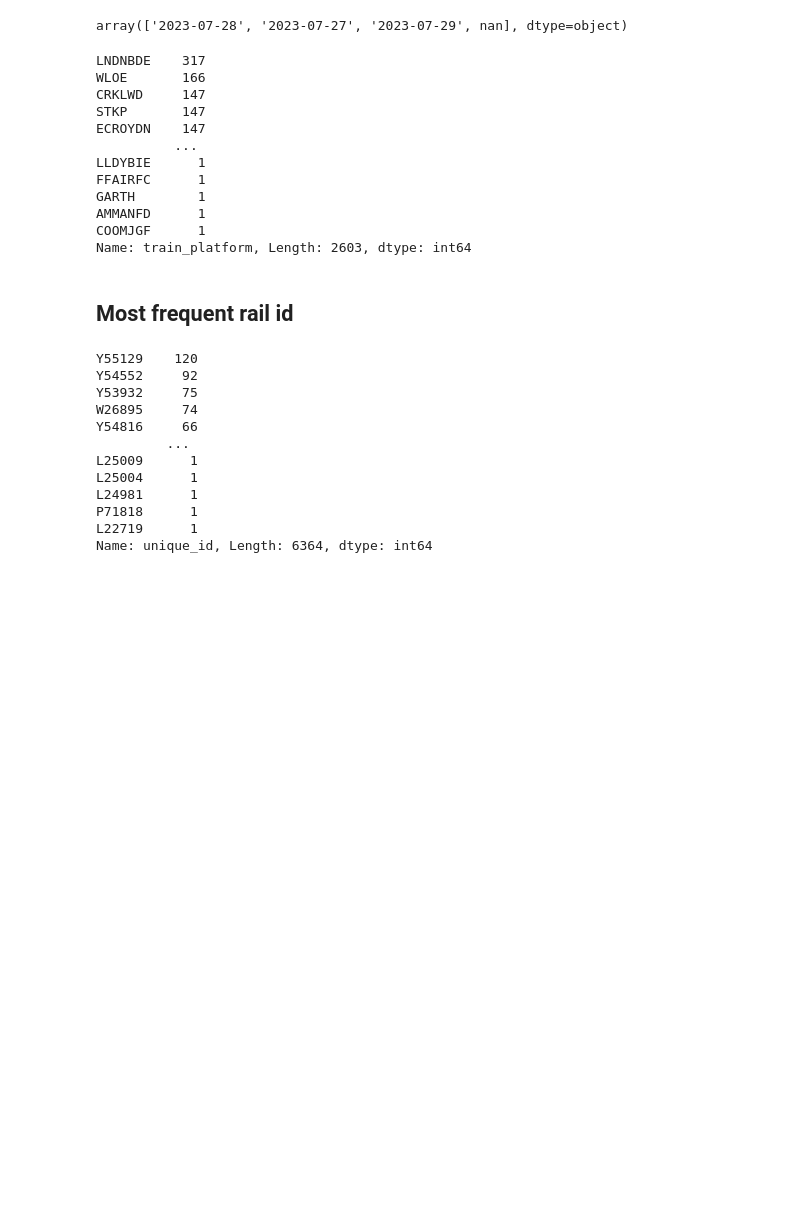
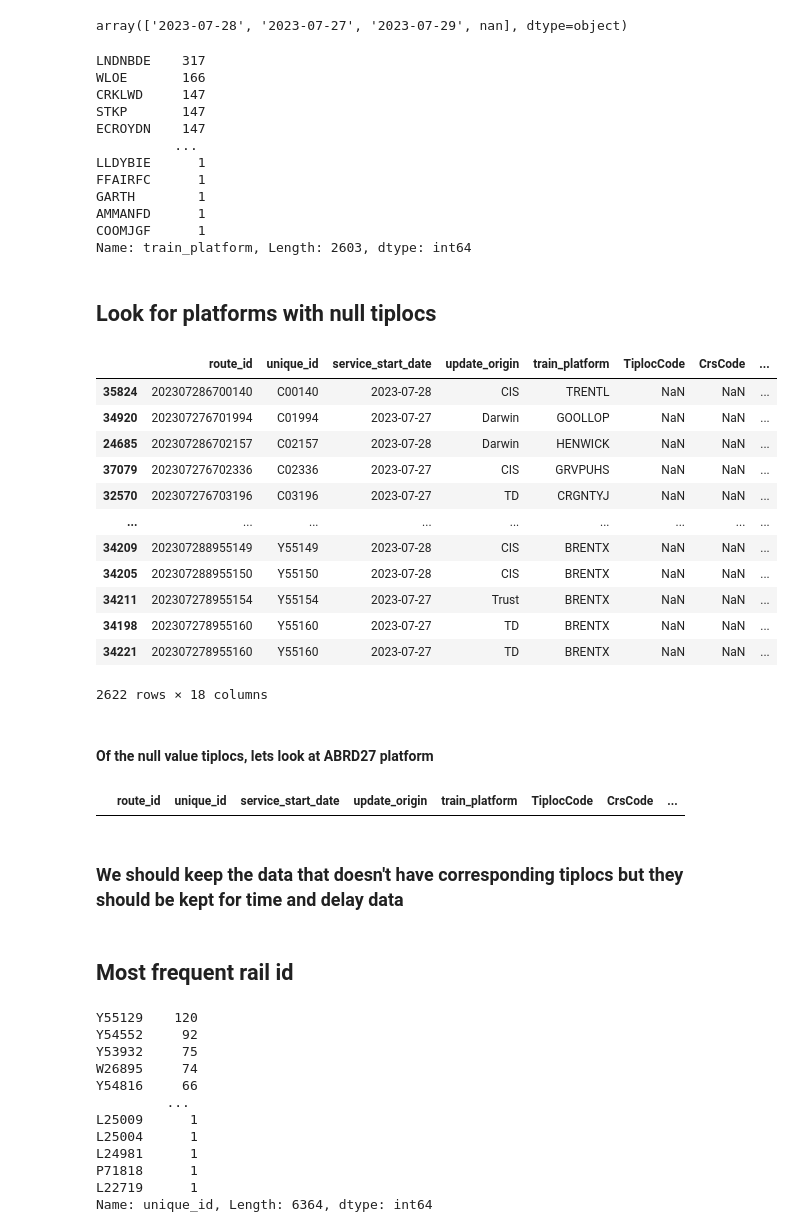
Before and after one commit to nirmalaJ21/https-github.com-nirmalaJ21-FinalProjectRailData, a Jupyter notebook: EDA Notebooks/UK Rail EDA.ipynb, the cells around one changed output. Drawn from its saved outputs; the diff is of its cells as text; code cells hidden in the pictures; blank space fills up the shorter version.

```diff
--- a/EDA Notebooks/UK Rail EDA.ipynb
+++ b/EDA Notebooks/UK Rail EDA.ipynb
@@ -206,3 +226,25 @@ GARTH        1
 AMMANFD      1
 COOMJGF      1
 Name: train_platform, Length: 2603, dtype: int64
+# %% [markdown]
+## Look for platforms with null tiplocs
+# %%
+null_tiploc_rows = rail[rail['TiplocCode'].isnull()]
+# %%
+null_tiploc_rows
+# %% [output]
+|  | route_id | unique_id | service_start_date | update_origin | train_platform | TiplocCode | CrsCode | ... |
+| 35824 | 202307286700140 | C00140 | 2023-07-28 | CIS | TRENTL | NaN | NaN | ... |
+| 34920 | 202307276701994 | C01994 | 2023-07-27 | Darwin | GOOLLOP | NaN | NaN | ... |
+| 24685 | 202307286702157 | C02157 | 2023-07-28 | Darwin | HENWICK | NaN | NaN | ... |
+| 37079 | 202307276702336 | C02336 | 2023-07-27 | CIS | GRVPUHS | NaN | NaN | ... |
+| 32570 | 202307276703196 | C03196 | 2023-07-27 | TD | CRGNTYJ | NaN | NaN | ... |
+| ... | ... | ... | ... | ... | ... | ... | ... | ... |
+| 34209 | 202307288955149 | Y55149 | 2023-07-28 | CIS | BRENTX | NaN | NaN | ... |
+| 34205 | 202307288955150 | Y55150 | 2023-07-28 | CIS | BRENTX | NaN | NaN | ... |
+| 34211 | 202307278955154 | Y55154 | 2023-07-27 | Trust | BRENTX | NaN | NaN | ... |
+| 34198 | 202307278955160 | Y55160 | 2023-07-27 | TD | BRENTX | NaN | NaN | ... |
+| 34221 | 202307278955160 | Y55160 | 2023-07-27 | TD | BRENTX | NaN | NaN | ... |
+2622 rows × 18 columns
+# %% [markdown]
+ #### Of the null value tiplocs, lets look at ABRD27 platform
@@ -208,0 +253,4 @@ Name: train_platform, Length: 2603, dtype: int64
+# %%
+platform_a27_rows
+# %% [output]
+|  | route_id | unique_id | service_start_date | update_origin | train_platform | TiplocCode | CrsCode | ... |
@@ -209,3 +259,5 @@ Name: train_platform, Length: 2603, dtype: int64
+# %% [markdown]
+### We should keep the data that doesn't have corresponding tiplocs but they should be kept for time and delay data
 # %% [markdown]
 ## Most frequent rail id
 # %%
```
Also changed, not shown: parts of 5 cells of this notebook, 6 other files.
